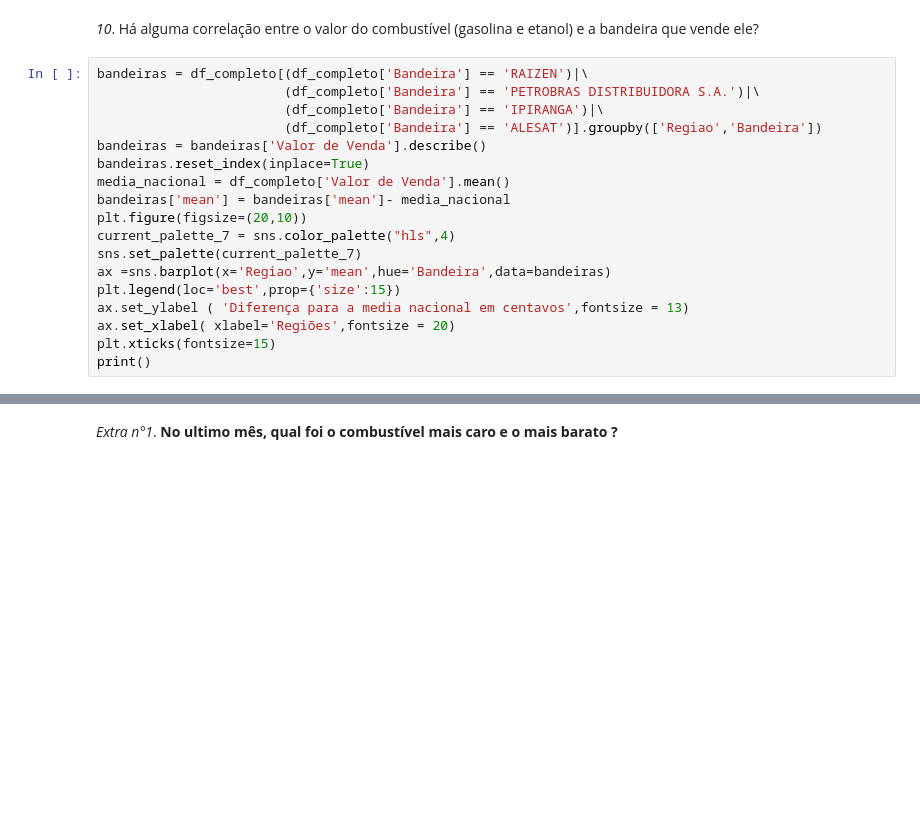
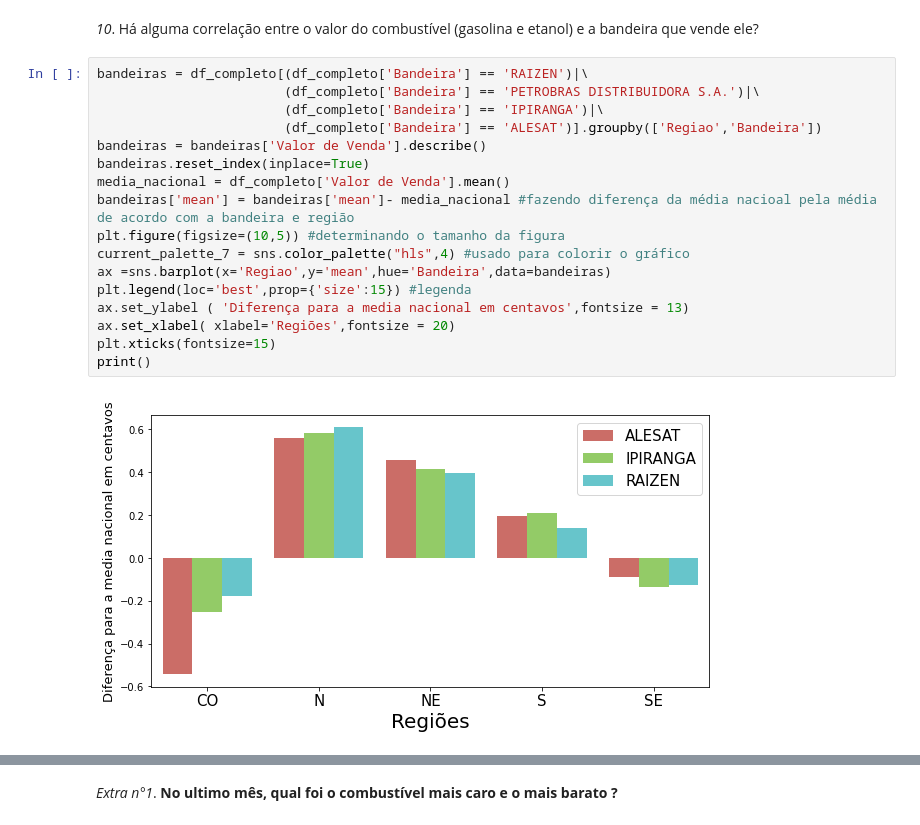
Before and after one commit to gustavovarella/Projeto_m4, a Jupyter notebook: PROJETO_M4.ipynb, the cells around one changed output, grey strips where cells are left out. Drawn from its saved outputs; the diff is of its cells as text; blank space fills up the shorter version.

```diff
--- a/PROJETO_M4.ipynb
+++ b/PROJETO_M4.ipynb
@@ -561,18 +589,19 @@ print()
 # %%
 bandeiras = df_completo[(df_completo['Bandeira'] == 'RAIZEN')|\
                         (df_completo['Bandeira'] == 'PETROBRAS DISTRIBUIDORA S.A.')|\
                         (df_completo['Bandeira'] == 'IPIRANGA')|\
                         (df_completo['Bandeira'] == 'ALESAT')].groupby(['Regiao','Bandeira'])
 bandeiras = bandeiras['Valor de Venda'].describe()
 bandeiras.reset_index(inplace=True)
 media_nacional = df_completo['Valor de Venda'].mean()
-bandeiras['mean'] = bandeiras['mean']- media_nacional
-plt.figure(figsize=(20,10))
-current_palette_7 = sns.color_palette("hls",4)
-sns.set_palette(current_palette_7)
+bandeiras['mean'] = bandeiras['mean']- media_nacional #fazendo diferença da média nacioal pela média de acordo com a bandeira e região
+plt.figure(figsize=(10,5)) #determinando o tamanho da figura
+current_palette_7 = sns.color_palette("hls",4) #usado para colorir o gráfico
 ax =sns.barplot(x='Regiao',y='mean',hue='Bandeira',data=bandeiras)
-plt.legend(loc='best',prop={'size':15})
+plt.legend(loc='best',prop={'size':15}) #legenda
 ax.set_ylabel ( 'Diferença para a media nacional em centavos',fontsize = 13)
 ax.set_xlabel( xlabel='Regiões',fontsize = 20)
 plt.xticks(fontsize=15)
 print()
+# %% [output]
+[figure, added]
```
Also changed, not shown: parts of 9 cells of this notebook.
